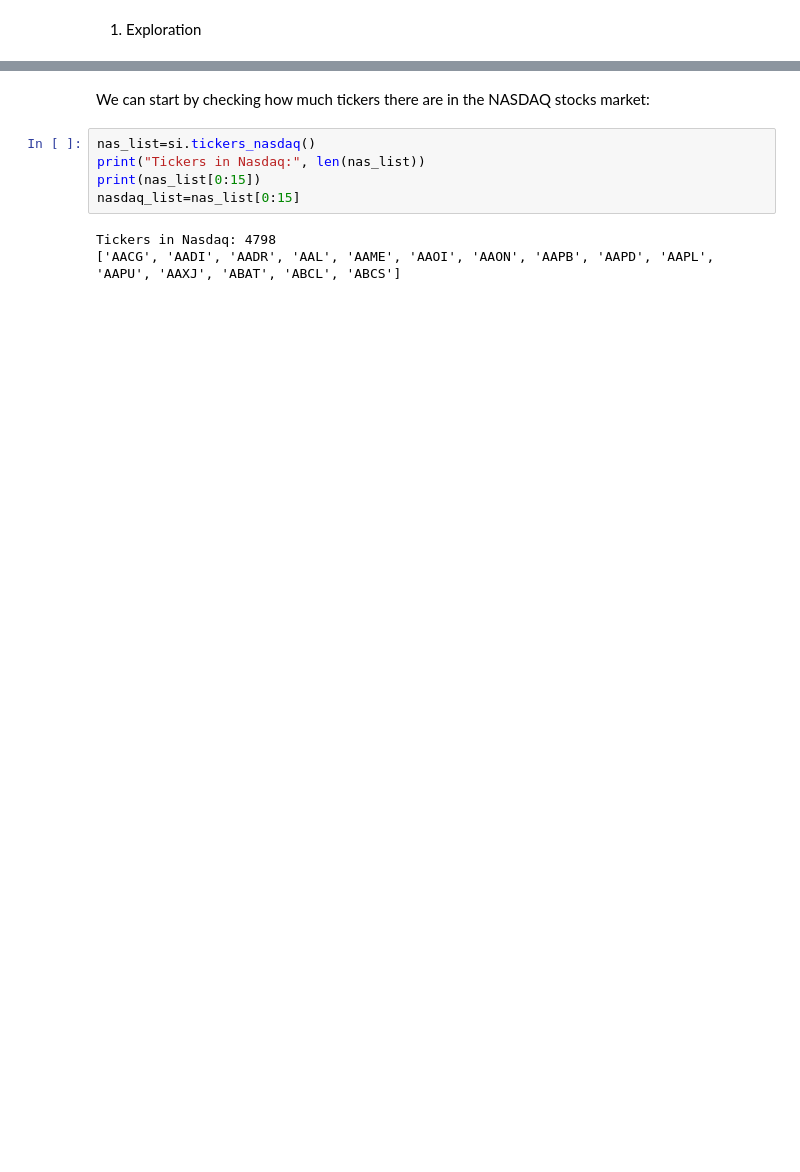
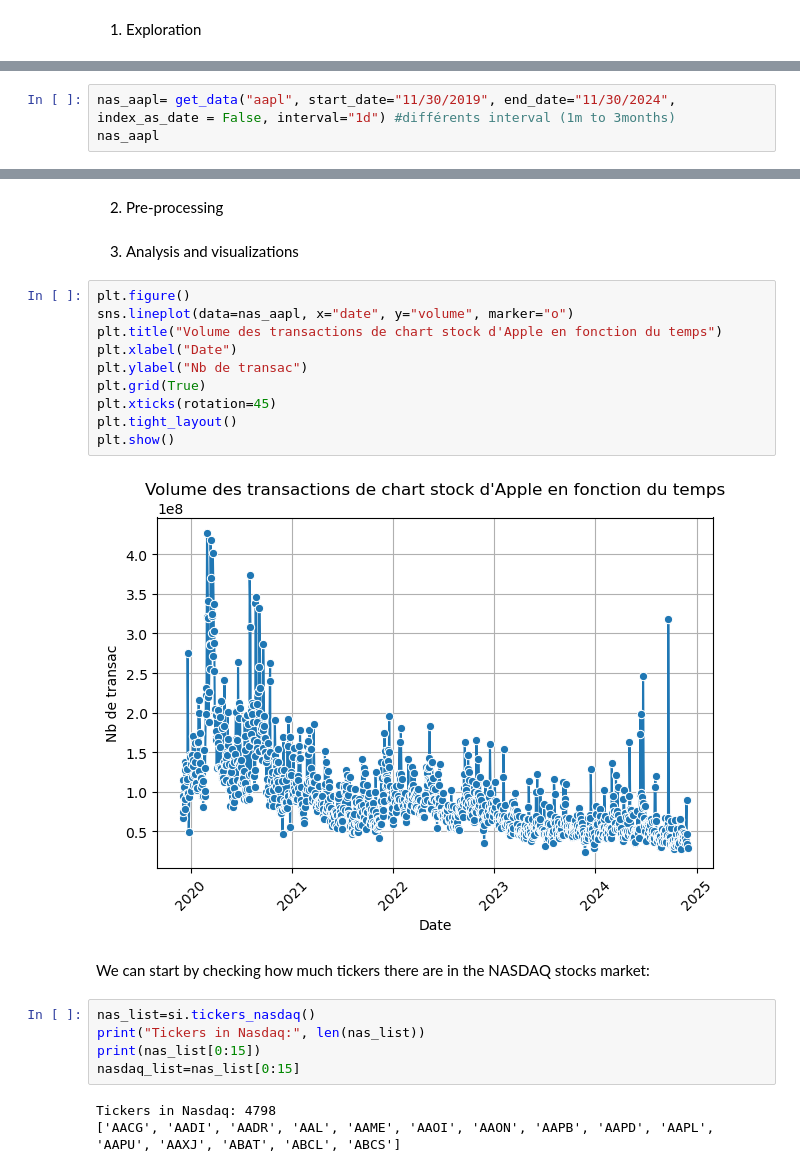
Before and after one commit to AugustinSamier/BigDataFrameworks, a Jupyter notebook: Project.ipynb, the cells around one changed output, grey strips where cells are left out. Drawn from its saved outputs; the diff is of its cells as text; blank space fills up the shorter version.

```diff
--- a/Project.ipynb
+++ b/Project.ipynb
@@ -7,0 +12,3 @@ from yahoo_fin.stock_info import get_data
+# %%
+nas_aapl= get_data("aapl", start_date="11/30/2019", end_date="11/30/2024", index_as_date = False, interval="1d") #différents interval (1m to 3months)
+nas_aapl
@@ -8,3 +69,19 @@ from yahoo_fin.stock_info import get_data
+# %% [markdown]
+2. Pre-processing
+# %% [markdown]
+3. Analysis and visualizations
+# %%
+plt.figure()
+sns.lineplot(data=nas_aapl, x="date", y="volume", marker="o")
+plt.title("Volume des transactions de chart stock d'Apple en fonction du temps")
+plt.xlabel("Date")
+plt.ylabel("Nb de transac")
+plt.grid(True)
+plt.xticks(rotation=45)
+plt.tight_layout()
+plt.show()
+# %% [output]
+[figure, added]
 # %% [markdown]
 We can start by checking how much tickers there are in the NASDAQ stocks market:
 # %%
```
Also changed, not shown: parts of 15 cells of this notebook.
